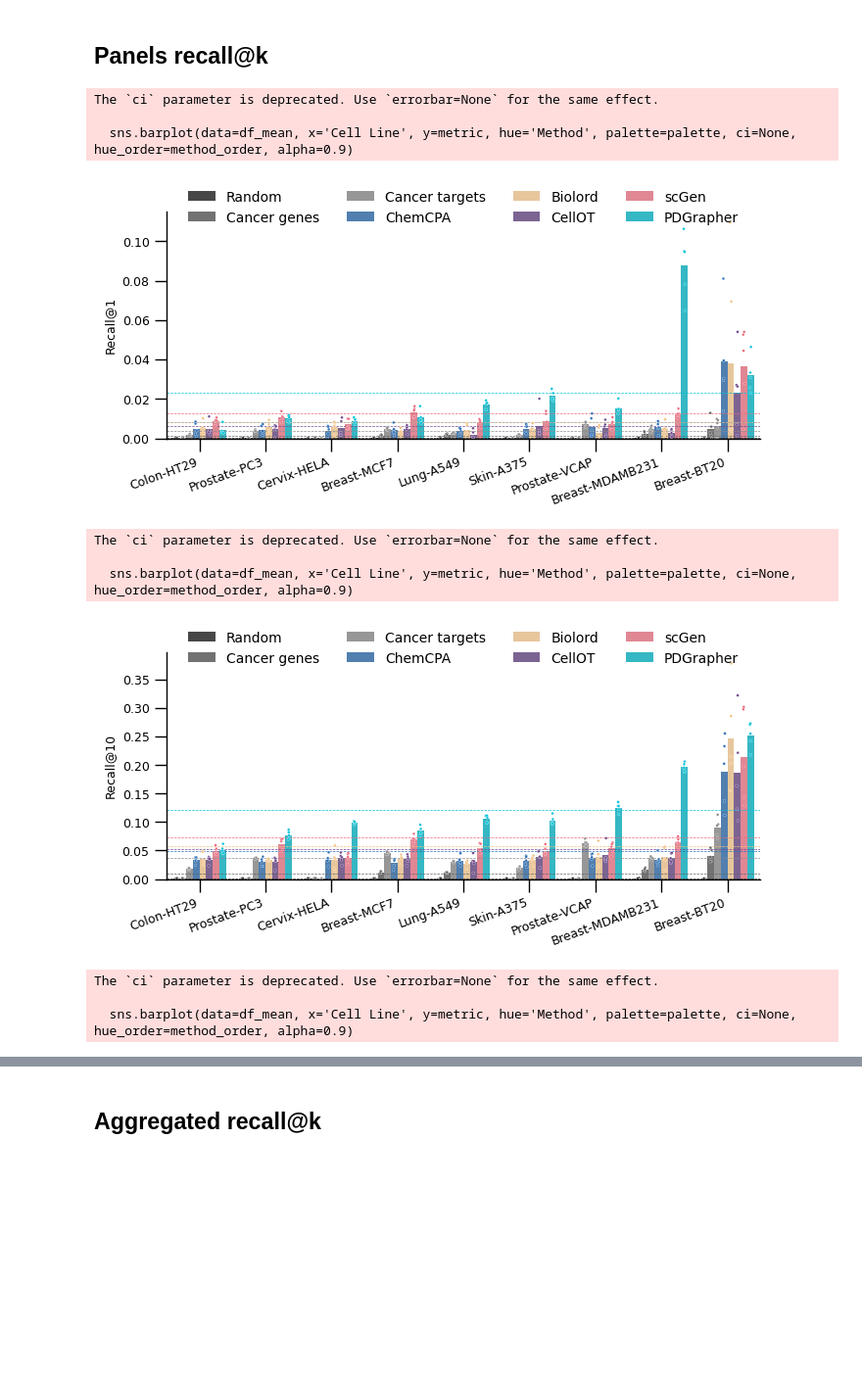
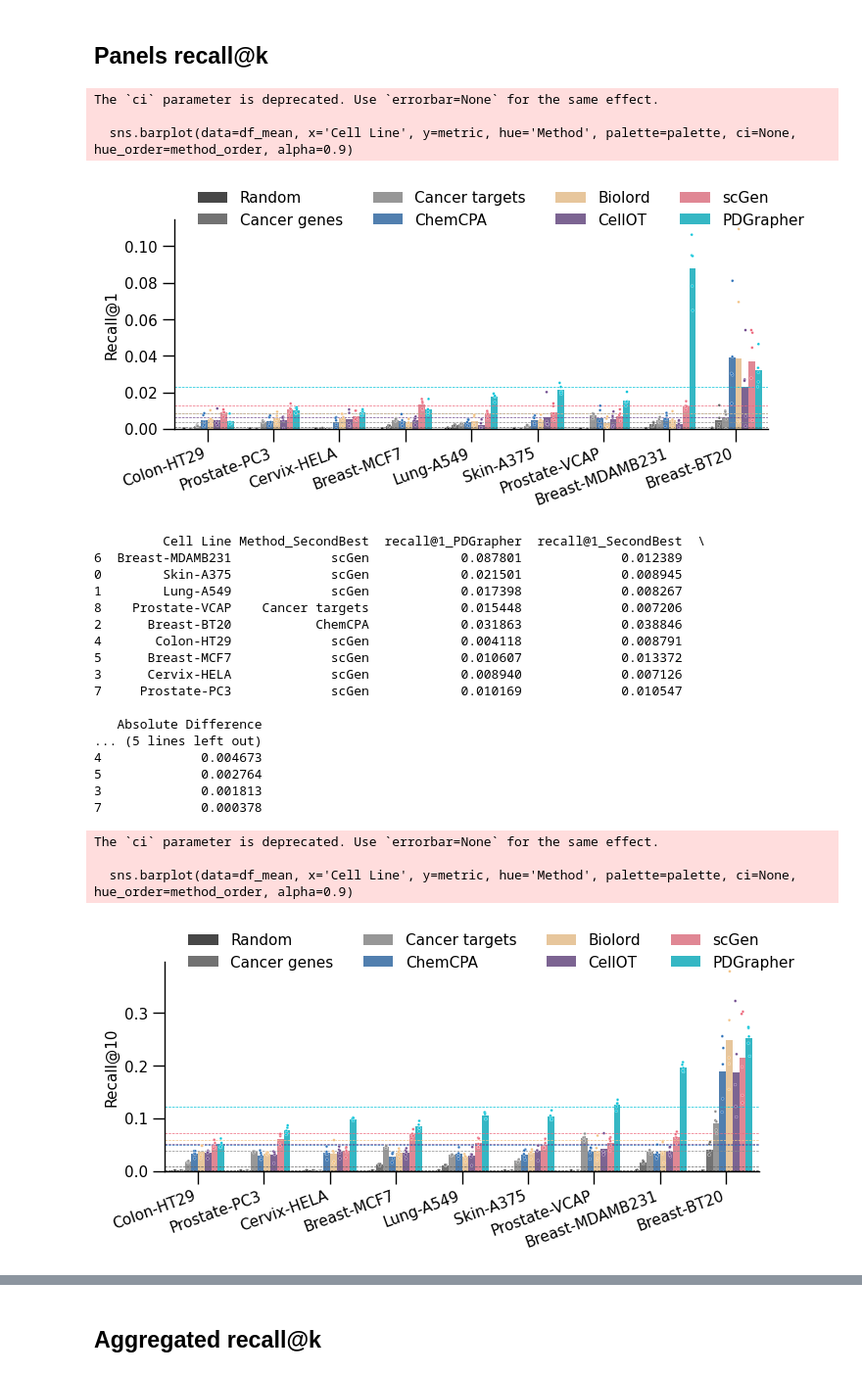
Before and after one commit to mims-harvard/PDGrapher, a Jupyter notebook: figures/figure_3_chemical_random/plot_figure_3.ipynb, the cells around one changed output, grey strips where cells are left out. Shown at 98% size. Drawn from its saved outputs; the diff is of its cells as text; code cells hidden in the pictures; blank space fills up the shorter version.

```diff
--- a/figures/figure_3_chemical_random/plot_figure_3.ipynb
+++ b/figures/figure_3_chemical_random/plot_figure_3.ipynb
@@ -324,8 +324,8 @@ with sns.plotting_context(plotting_context):
     handles, labels = plt.gca().get_legend_handles_labels()
     bar_handles = handles[:len(method_order)]
     bar_labels = labels[:len(method_order)]
-    plt.legend(bar_handles, bar_labels, bbox_to_anchor=(0.5, 1.15), loc='upper center', ncol=4, frameon=False, title=None)
-    plt.subplots_adjust(right=0.95, bottom = 0.2)
+    plt.legend(bar_handles, bar_labels, bbox_to_anchor=(0.55, 1.20), loc='upper center', ncol=4, frameon=False, title=None)
+    plt.subplots_adjust(right=0.95, bottom = 0.25)
     plt.ylabel('Percentage of samples with a\npartially accurate prediction (%)')
     plt.xticks(rotation=20, ha="right")
     plt.savefig(osp.join(outdir, 'panel_partially_accurate_pred.pdf'))
@@ -452,8 +453,8 @@ with sns.plotting_context(plotting_context):
     handles, labels = plt.gca().get_legend_handles_labels()
     bar_handles = handles[:len(method_order)]
     bar_labels = labels[:len(method_order)]
-    plt.legend(bar_handles, bar_labels, bbox_to_anchor=(0.5, 1.15), loc='upper center', ncol=4, frameon=False, title=None)
-    plt.subplots_adjust(right=0.95, bottom = 0.2)
+    plt.legend(bar_handles, bar_labels, bbox_to_anchor=(0.55, 1.20), loc='upper center', ncol=4, frameon=False, title=None)
+    plt.subplots_adjust(right=0.95, bottom = 0.25)
     plt.xticks(rotation=20, ha="right")
     plt.ylabel('Relative position of ground-truth\ngenes in the predicted ranking')
     plt.savefig(osp.join(outdir, 'panel_ranking.pdf'))
@@ -526,40 +560,76 @@ for metric in ['recall@1', 'recall@10', 'recall@100', 'recall@1000']:
 
 
 
 
 
         # Add horizontal lines for the overall mean ranking for each method
         for method in method_order:
             overall_mean = df[df['Method'] == method][metric].mean()
             plt.axhline(y=overall_mean, linestyle='--', color=palette[method], linewidth=0.5)
 
         # Remove title
         plt.title('')
         plt.ylim
 
         # Remove X-axis label
         plt.xlabel('')
         sns.despine()
 
         # Adjust legend to only include the bars and place it at the top
         handles, labels = plt.gca().get_legend_handles_labels()
         bar_handles = handles[:len(method_order)]
         bar_labels = labels[:len(method_order)]
-        plt.legend(bar_handles, bar_labels, bbox_to_anchor=(0.5, 1.15), loc='upper center', ncol=4, frameon=False, title=None)
-        plt.subplots_adjust(right=0.95, bottom = 0.2)
+        plt.legend(bar_handles, bar_labels, bbox_to_anchor=(0.55, 1.20), loc='upper center', ncol=4, frameon=False, title=None)
+        plt.subplots_adjust(right=0.95, bottom = 0.25)
         plt.xticks(rotation=20, ha="right")
         plt.ylabel(metric.capitalize())
         plt.savefig(osp.join(outdir, 'panel_{}.pdf'.format(metric)))
         plt.show()
+
+    df = df_mean
+    # metric = 'rankings'
+    # Step 1: Filter out the data for PDGrapher
+    pdgrapher_df = df[df['Method'] == 'PDGrapher']
+
+    # Step 2: Identify the second-best method for each cell line
+    second_best_df = df[df['Method'] != 'PDGrapher'].copy()
+
+    # Group by cell line and find the second best method (highest value)
+    second_best_df = second_best_df.sort_values(by=['Cell Line', metric], ascending=False)
+    second_best_df = second_best_df.groupby('Cell Line').first().reset_index()
+
+    # Step 3: Merge the two DataFrames to compare PDGrapher with the second-best method
+    comparison_df = pd.merge(pdgrapher_df, second_best_df, on='Cell Line', suffixes=('_PDGrapher', '_SecondBest'))
+
+    # Step 4: Calculate the absolute difference
+    comparison_df['Absolute Difference'] = abs(comparison_df[metric + '_PDGrapher'] - comparison_df[metric + '_SecondBest'])
+
+    # Display the result
+    comparison_df = comparison_df[['Cell Line', 'Method_SecondBest', metric + '_PDGrapher', metric + '_SecondBest', 'Absolute Difference']]
+    print(comparison_df.sort_values(by = 'Absolute Difference', ascending = False))
 # %% [output]
 The `ci` parameter is deprecated. Use `errorbar=None` for the same effect.
 
   sns.barplot(data=df_mean, x='Cell Line', y=metric, hue='Method', palette=palette, ci=None, hue_order=method_order, alpha=0.9)
-[figure, old version]
+[figure, new version]
-The `ci` parameter is deprecated. Use `errorbar=None` for the same effect.
+         Cell Line Method_SecondBest  recall@1_PDGrapher  recall@1_SecondBest  \
+6  Breast-MDAMB231             scGen            0.087801             0.012389
+0        Skin-A375             scGen            0.021501             0.008945
+1        Lung-A549             scGen            0.017398             0.008267
+8    Prostate-VCAP    Cancer targets            0.015448             0.007206
+2      Breast-BT20           ChemCPA            0.031863             0.038846
+4       Colon-HT29             scGen            0.004118             0.008791
+5      Breast-MCF7             scGen            0.010607             0.013372
+3      Cervix-HELA             scGen            0.008940             0.007126
+7     Prostate-PC3             scGen            0.010169             0.010547
 
-  sns.barplot(data=df_mean, x='Cell Line', y=metric, hue='Method', palette=palette, ci=None, hue_order=method_order, alpha=0.9)
+   Absolute Difference
+... (5 lines left out)
+4             0.004673
+5             0.002764
+3             0.001813
+7             0.000378
+The `ci` parameter is deprecated. Use `errorbar=None` for the same effect.
+
+  sns.barplot(data=df_mean, x='Cell Line', y=metric, hue='Method', palette=palette, ci=None, hue_order=method_order, alpha=0.9)
-[figure, old version]
+[figure, new version]
-The `ci` parameter is deprecated. Use `errorbar=None` for the same effect.
-
-  sns.barplot(data=df_mean, x='Cell Line', y=metric, hue='Method', palette=palette, ci=None, hue_order=method_order, alpha=0.9)
```
Also changed, not shown: parts of 12 cells of this notebook, 52 other files.
